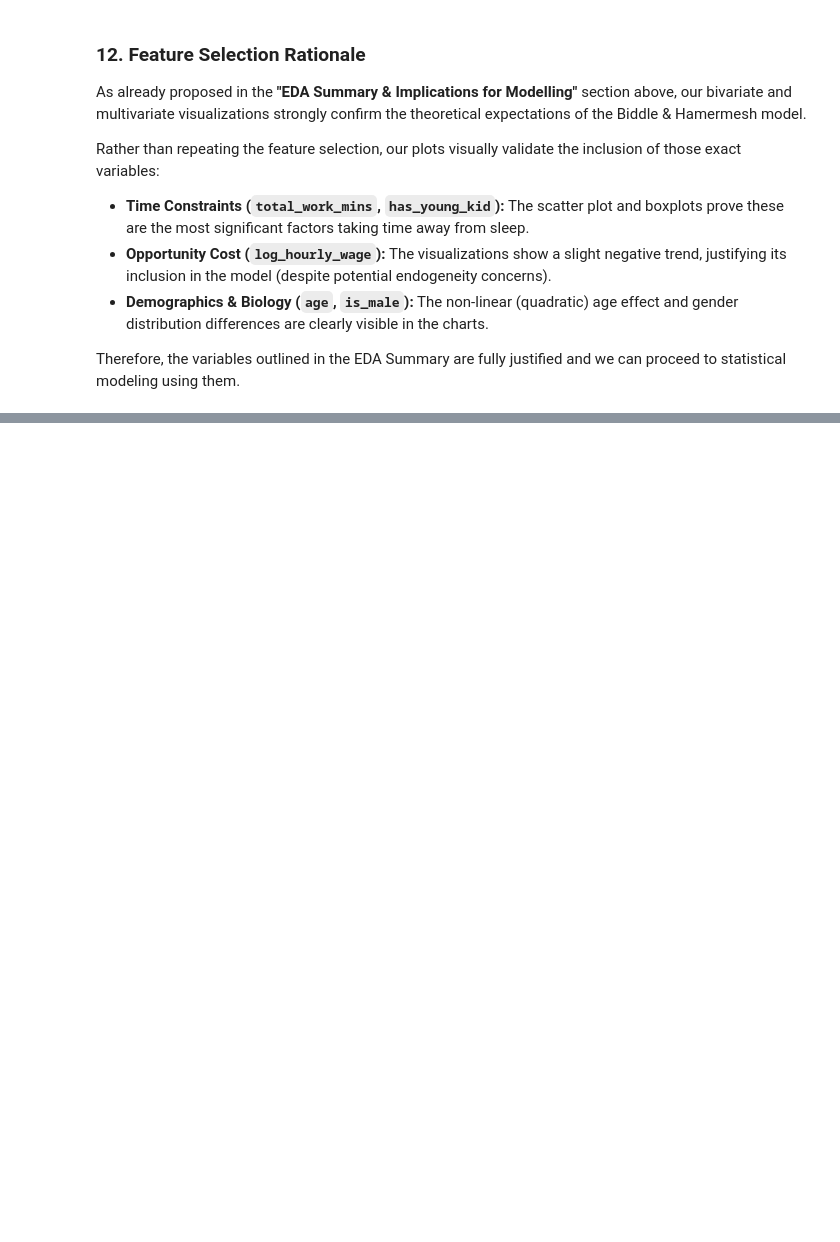
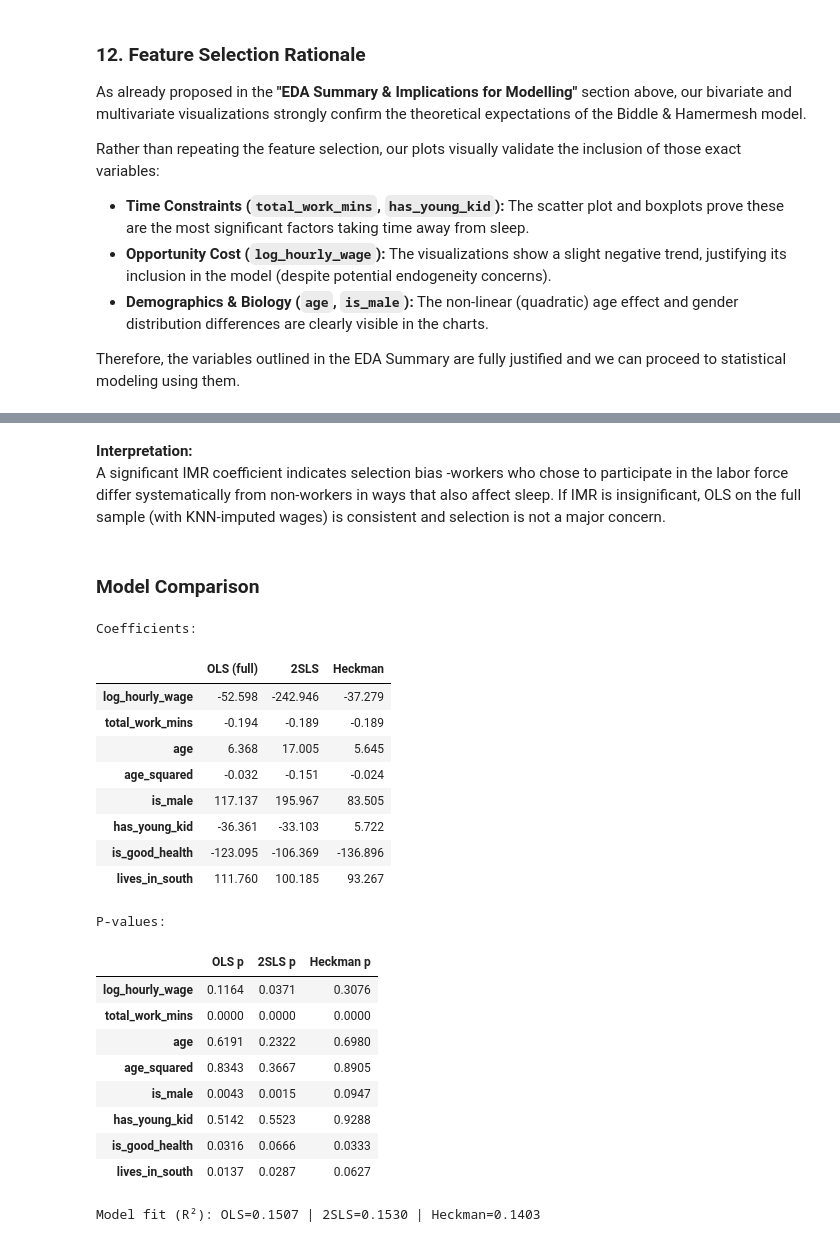
Before and after one commit to 208252/statistics, a Jupyter notebook: assignment.ipynb, the cells around one changed output, grey strips where cells are left out. Saved outputs shown, nothing was run; the diff lists cells and outputs as text; code cells hidden in the pictures; blank space fills up the shorter version.

```diff
--- a/assignment.ipynb
+++ b/assignment.ipynb
@@ -923,0 +1063,18 @@ Therefore, the variables outlined in the EDA Summary are fully justified and we
+# %%
+from scipy.stats import norm
+
+probit = smf.probit(
+    'in_labor_force ~ education_years + experience_years + is_married + '
+    'has_young_kid + age + age_squared + spouse_works + log_other_income',
+    data=df
+).fit(disp=False)
+
+xb = probit.predict(which='linear')
+df['imr'] = norm.pdf(xb) / norm.cdf(xb)
+
+workers_df = df[df['in_labor_force'] == 1].copy()
+heckman = smf.ols(
+    f'sleep_naps_mins ~ log_hourly_wage + {controls} + imr',
+    data=workers_df
+).fit()
+print(heckman.summary())
@@ -923,0 +1099,48 @@ Therefore, the variables outlined in the EDA Summary are fully justified and we
+# %% [markdown]
+**Interpretation:**
+A significant IMR coefficient indicates selection bias -workers who chose to participate in the labor force differ systematically from non-workers in ways that also affect sleep. If IMR is insignificant, OLS on the full sample (with KNN-imputed wages) is consistent and selection is not a major concern.
+# %% [markdown]
+### Model Comparison
+# %%
+key_vars = ['total_work_mins', 'age', 'age_squared', 'is_male', 'has_young_kid', 'is_good_health', 'lives_in_south']
+
+comparison = pd.DataFrame({
+    'OLS (full)':    ols.params,
+    '2SLS':          iv.params.rename({'wage_hat': 'log_hourly_wage'}),
+    'Heckman':       heckman.params,
+}).loc[['log_hourly_wage'] + key_vars].round(3)
+
+pvals = pd.DataFrame({
+    'OLS p':      ols.pvalues,
+    '2SLS p':     iv.pvalues.rename({'wage_hat': 'log_hourly_wage'}),
+    'Heckman p':  heckman.pvalues,
+}).loc[['log_hourly_wage'] + key_vars].round(4)
+
+print("Coefficients:")
+display(comparison)
+print("\nP-values:")
+display(pvals)
+
+print(f"\nModel fit (R²): OLS={ols.rsquared:.4f} | 2SLS={iv.rsquared:.4f} | Heckman={heckman.rsquared:.4f}")
+# %% [output]
+Coefficients:
+|  | OLS (full) | 2SLS | Heckman |
+| log_hourly_wage | -52.598 | -242.946 | -37.279 |
+| total_work_mins | -0.194 | -0.189 | -0.189 |
+| age | 6.368 | 17.005 | 5.645 |
+| age_squared | -0.032 | -0.151 | -0.024 |
+| is_male | 117.137 | 195.967 | 83.505 |
+| has_young_kid | -36.361 | -33.103 | 5.722 |
+| is_good_health | -123.095 | -106.369 | -136.896 |
+| lives_in_south | 111.760 | 100.185 | 93.267 |
+P-values:
+|  | OLS p | 2SLS p | Heckman p |
+| log_hourly_wage | 0.1164 | 0.0371 | 0.3076 |
+| total_work_mins | 0.0000 | 0.0000 | 0.0000 |
+| age | 0.6191 | 0.2322 | 0.6980 |
+| age_squared | 0.8343 | 0.3667 | 0.8905 |
+| is_male | 0.0043 | 0.0015 | 0.0947 |
+| has_young_kid | 0.5142 | 0.5523 | 0.9288 |
+| is_good_health | 0.0316 | 0.0666 | 0.0333 |
+| lives_in_south | 0.0137 | 0.0287 | 0.0627 |
+Model fit (R²): OLS=0.1507 | 2SLS=0.1530 | Heckman=0.1403
```
Also changed, not shown: parts of 13 cells of this notebook, 9 other files.
